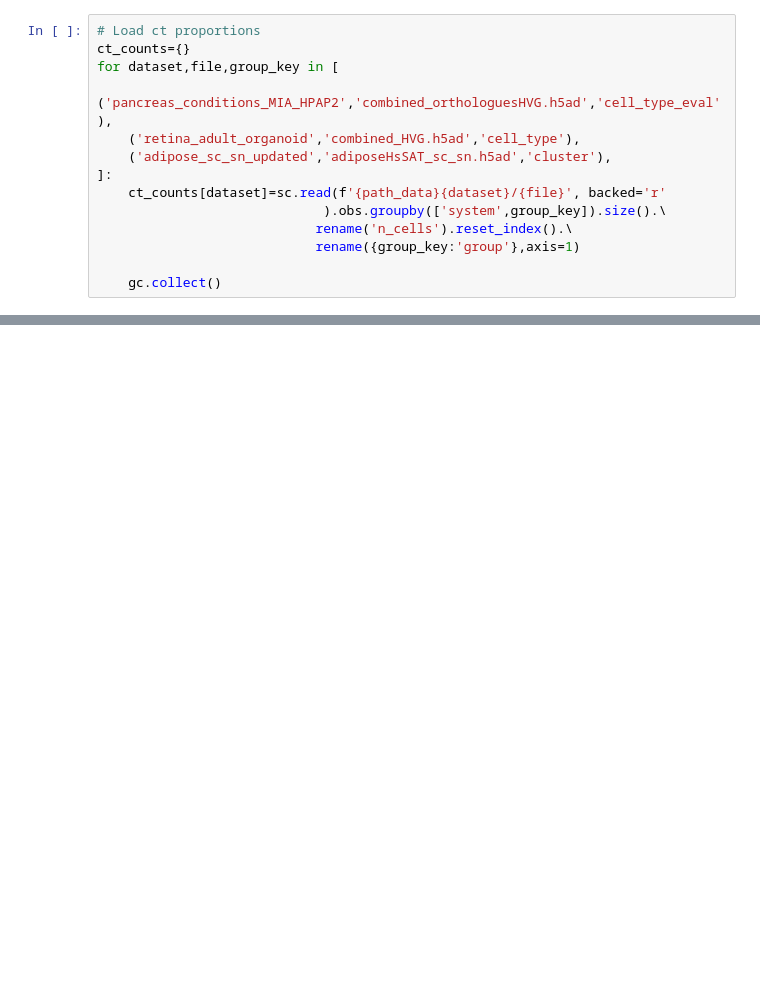
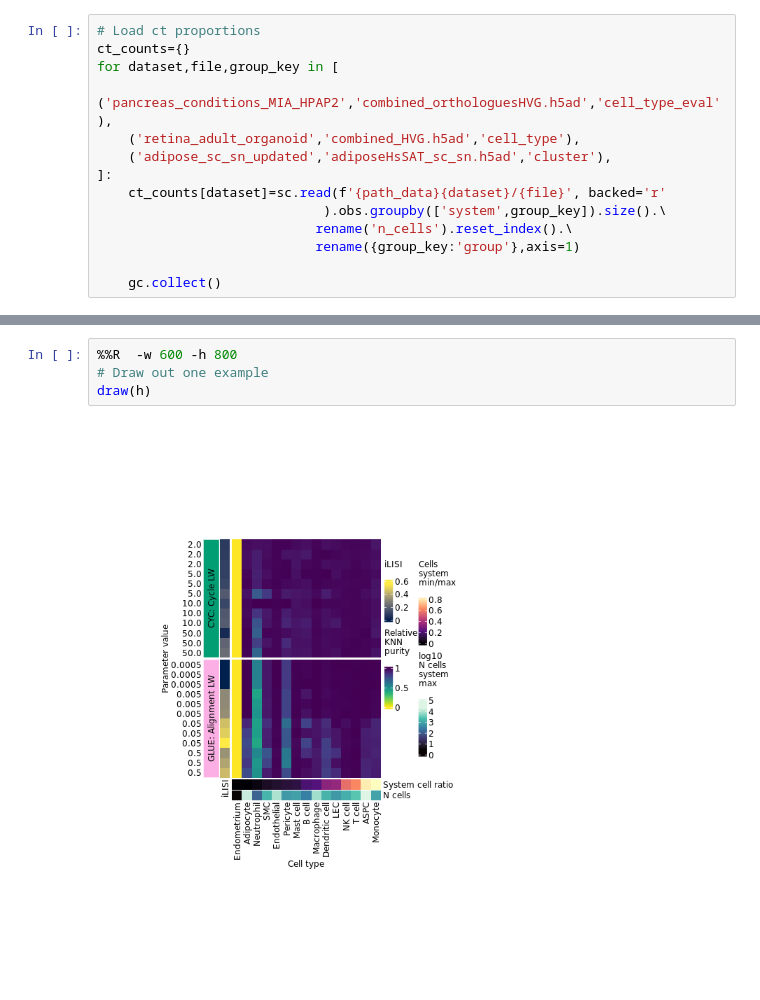
Before and after one commit to theislab/cross_system_integration, a Jupyter notebook: notebooks/results/performance/adversarial_cell_mixing.ipynb, the cells around one changed output, grey strips where cells are left out. Saved outputs shown, nothing was run; the diff lists cells and outputs as text; blank space fills up the shorter version.

```diff
--- a/notebooks/results/performance/adversarial_cell_mixing.ipynb
+++ b/notebooks/results/performance/adversarial_cell_mixing.ipynb
@@ -384,0 +543,6 @@ draw(h)
+# %%
+%%R  -w 600 -h 800
+# Draw out one example
+draw(h)
+# %% [output]
+[figure, added]
```
Also changed, not shown: parts of 11 cells of this notebook, 1 other file.
